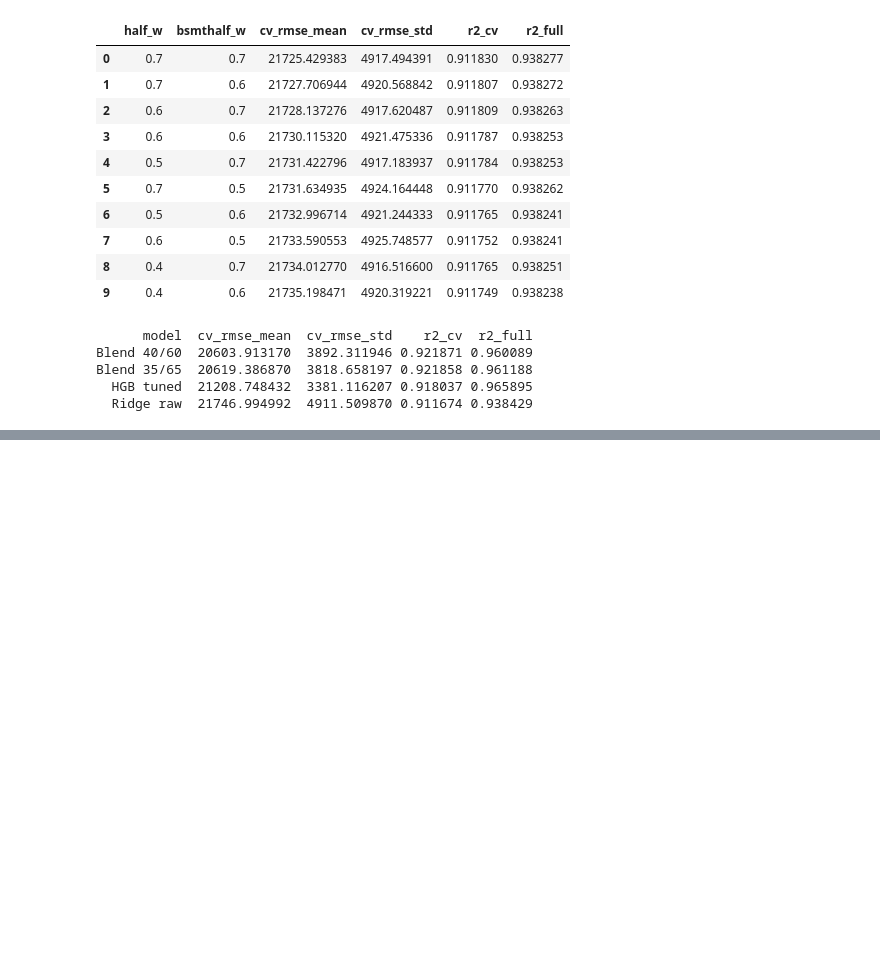
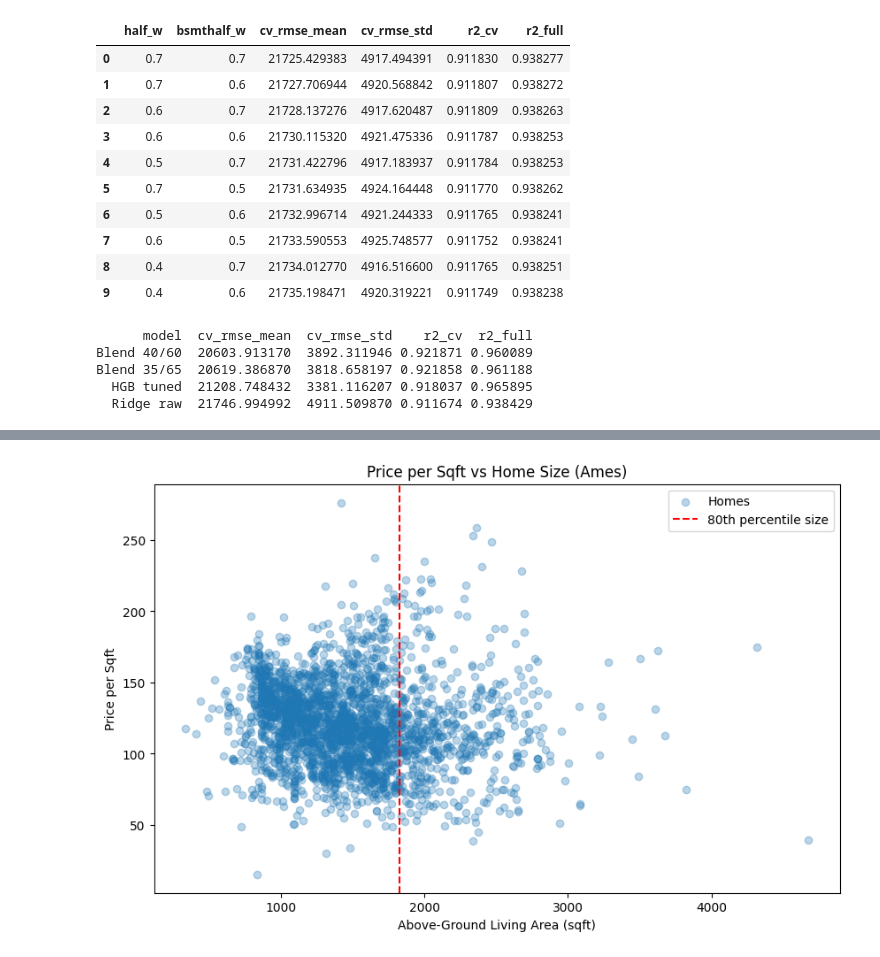
Before and after one commit to asilbert/MLProject, a Jupyter notebook: MLProject_V2.ipynb, the cells around one changed output, grey strips where cells are left out. Cells and saved outputs as stored; diff of their text form; code cells hidden in the pictures; blank space fills up the shorter version.

```diff
--- a/MLProject_V2.ipynb
+++ b/MLProject_V2.ipynb
@@ -1282,11 +1016,0 @@ display(ratios)
-# %%
-ridge_raw = make_linear_pipe(
-    X_fe,
-    model="ridge",
-    model_kwargs={"alpha": 18.87},  # use your tuned alpha
-)
-ridge_raw.fit(X_fe, y)
-
-ratios_raw = bathroom_coef_ratios(ridge_raw)
-print("=== Learned ratios with raw features ===")
-print(ratios_raw)
@@ -1957,3 +1334,19 @@ Blend 40/60  20603.913170  3892.311946 0.921871 0.960089
 Blend 35/65  20619.386870  3818.658197 0.921858 0.961188
   HGB tuned  21208.748432  3381.116207 0.918037 0.965895
   Ridge raw  21746.994992  4911.509870 0.911674 0.938429
+# %%
+import numpy as np
+import pandas as pd
+import matplotlib.pyplot as plt
+
+# Price per square foot
+df = X_fe.copy()
+df["SalePrice"] = y
+df["PPSF"] = df["SalePrice"] / df["GrLivArea"]
+
+# Large home = above 80th percentile of GrLivArea
+q80 = df["GrLivArea"].quantile(0.80)
+df["LargeHome"] = (df["GrLivArea"] > q80).astype(int)
+
+print("80th percentile of GrLivArea:", q80)
+df.groupby("LargeHome")["PPSF"].agg(["mean","median","count"])
@@ -1959,0 +1388,11 @@ Blend 35/65  20619.386870  3818.658197 0.921858 0.961188
+# %%
+plt.figure(figsize=(10,6))
+plt.scatter(df["GrLivArea"], df["PPSF"], alpha=0.3, label="Homes")
+plt.axvline(q80, color="red", linestyle="--", label="80th percentile size")
+plt.xlabel("Above-Ground Living Area (sqft)")
+plt.ylabel("Price per Sqft")
+plt.title("Price per Sqft vs Home Size (Ames)")
+plt.legend()
+plt.show()
+# %% [output]
+[figure, added]
```
Also changed, not shown: parts of 33 cells of this notebook, 10 other files.
